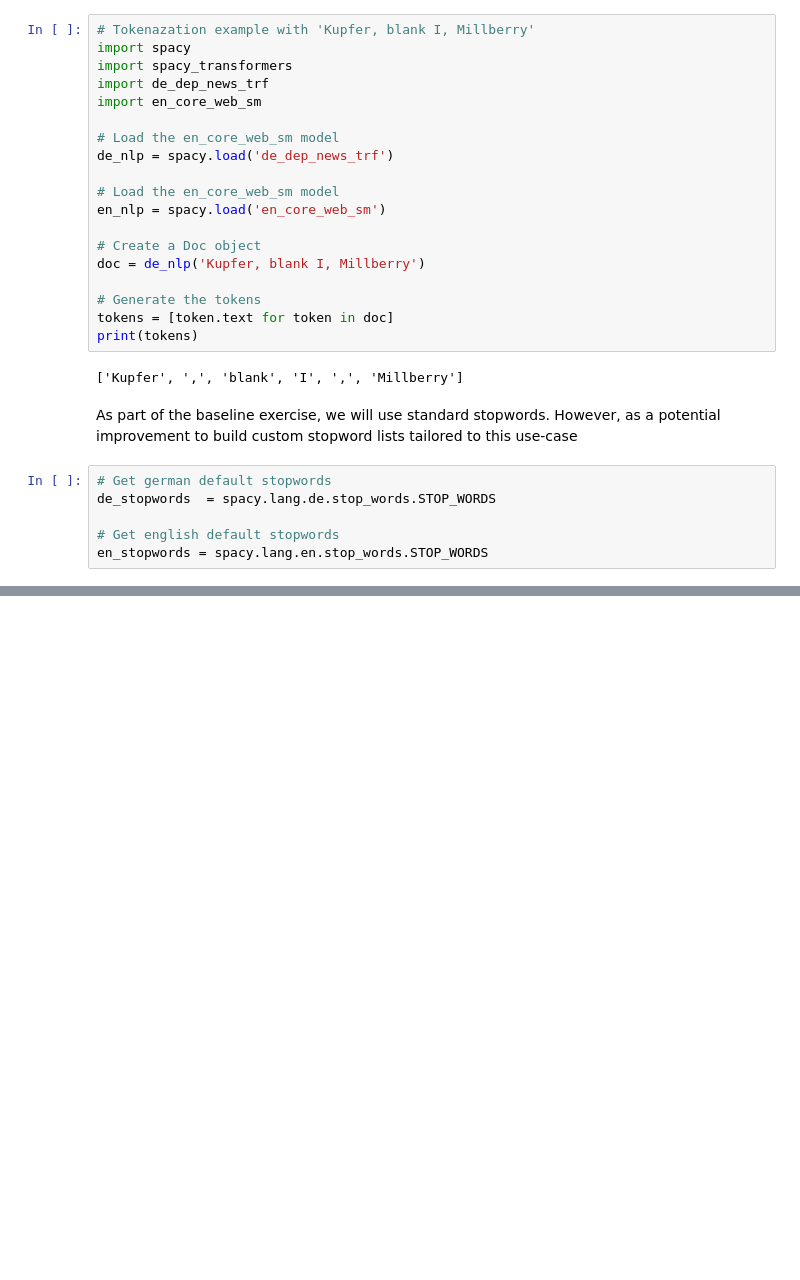
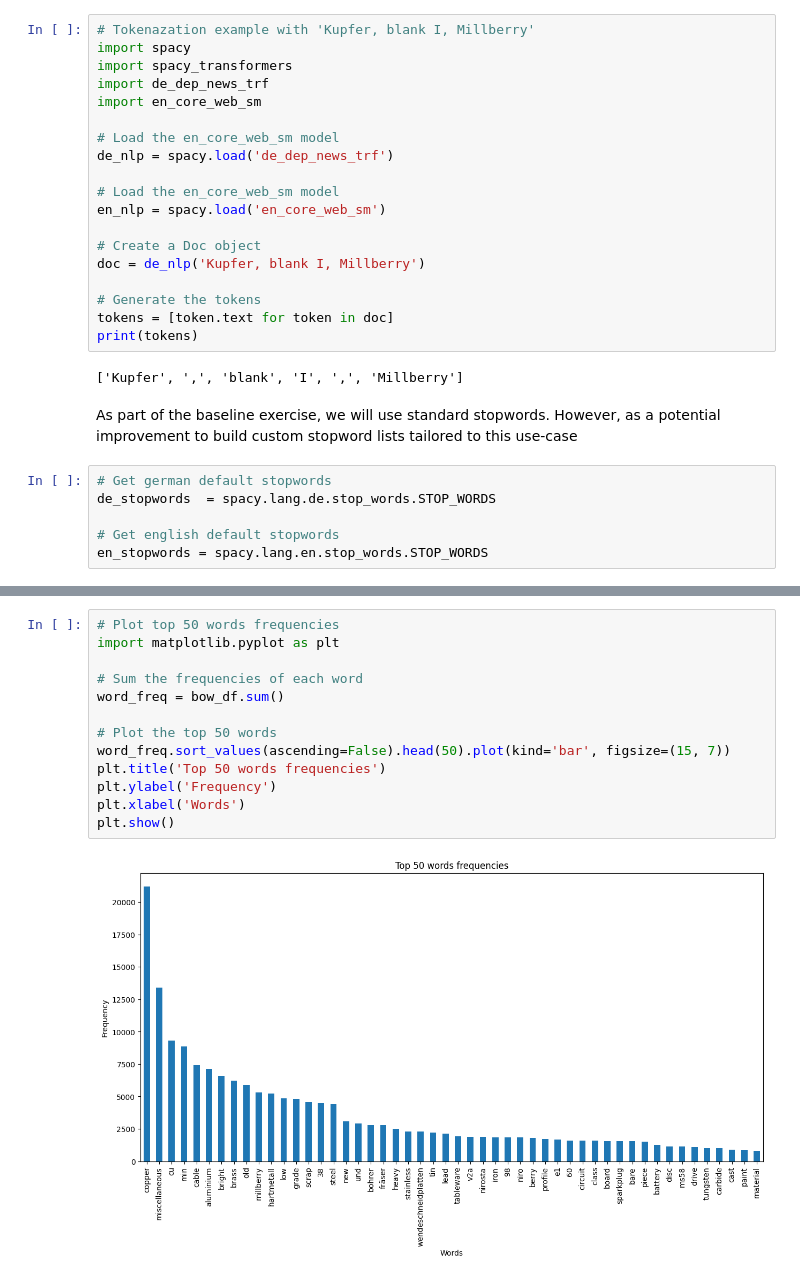
Before and after one commit to Bernardo-giff/work_based_project, a Jupyter notebook: baseline.ipynb, the cells around one changed output, grey strips where cells are left out. Drawn from its saved outputs; the diff is of its cells as text; blank space fills up the shorter version.

```diff
--- a/baseline.ipynb
+++ b/baseline.ipynb
@@ -202,0 +269,15 @@ org.apache.spark.SparkException: Exception thrown in awaitResult:
+# %%
+# Plot top 50 words frequencies
+import matplotlib.pyplot as plt
+
+# Sum the frequencies of each word
+word_freq = bow_df.sum()
+
+# Plot the top 50 words
+word_freq.sort_values(ascending=False).head(50).plot(kind='bar', figsize=(15, 7))
+plt.title('Top 50 words frequencies')
+plt.ylabel('Frequency')
+plt.xlabel('Words')
+plt.show()
+# %% [output]
+[figure, added]
```
Also changed, not shown: parts of 5 cells of this notebook, 2 other files.
